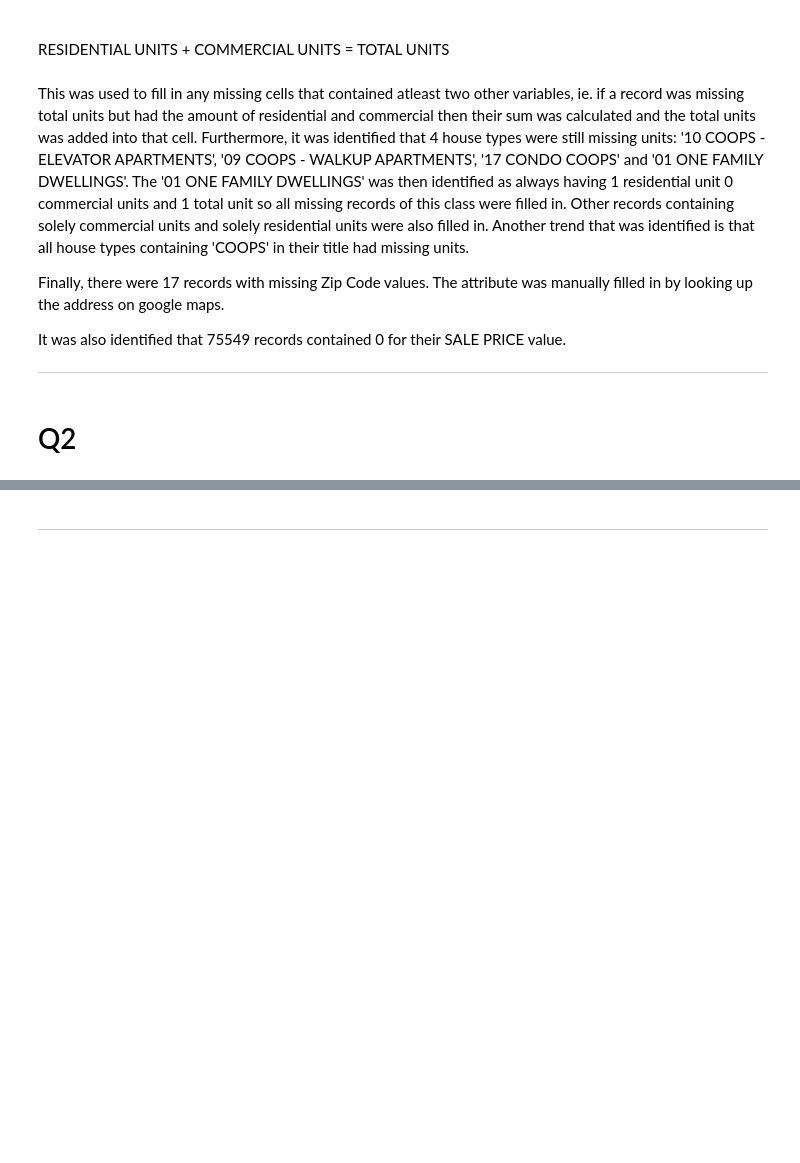
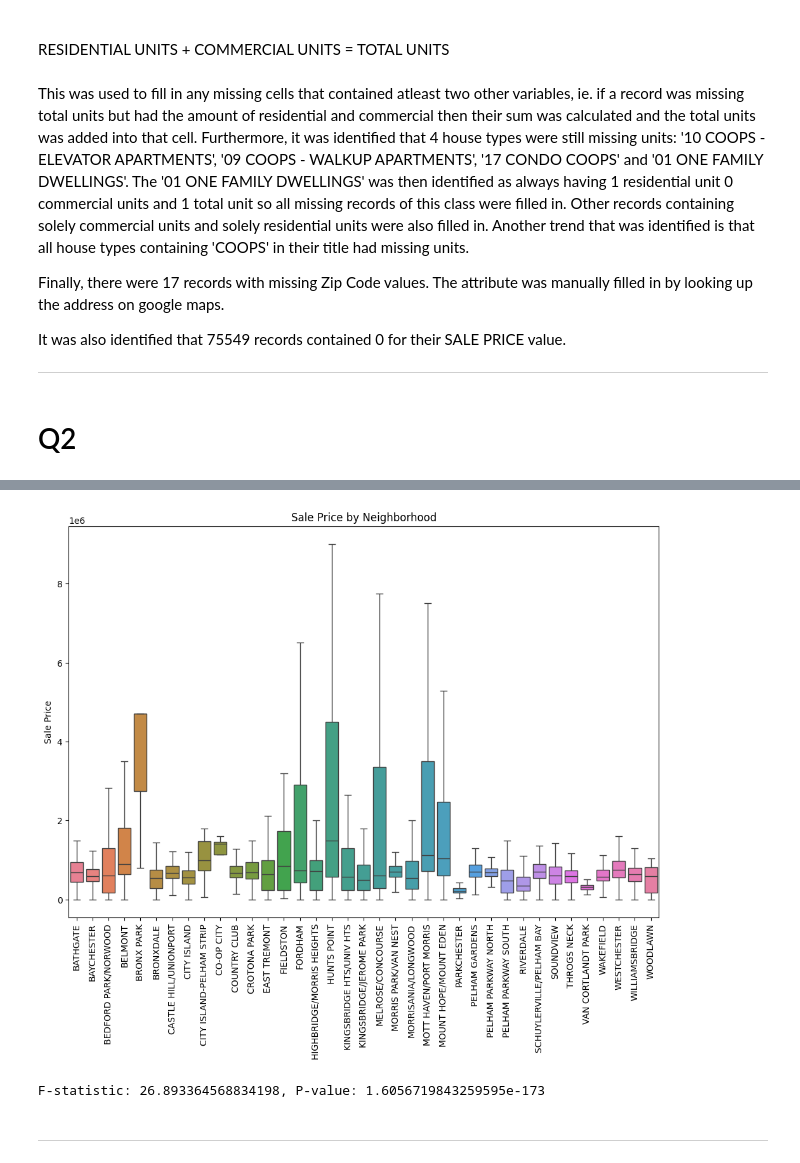
Before and after one commit to SiyungCho/NYC_Housing_Analysis, a Jupyter notebook: clean_notebook.ipynb, the cells around one changed output, grey strips where cells are left out. Saved outputs shown, nothing was run; the diff lists cells and outputs as text; code cells hidden in the pictures; blank space fills up the shorter version.

```diff
--- a/clean_notebook.ipynb
+++ b/clean_notebook.ipynb
@@ -631,0 +666,6 @@ This was used to fill in any missing cells that contained atleast two other vari
+# %%
+# Filter the data for Borough 2
+df_borough2 = df[df['BOROUGH'] == 2]
+# %%
+#remove all records with SALE PRICE as 0
+df_borough2 = df_borough2[df_borough2['SALE PRICE'] != 0]
@@ -632,3 +675,24 @@ This was used to fill in any missing cells that contained atleast two other vari
+# %%
+#chatgpot aided with this code
+# Convert groups to a DataFrame for easier plotting
+df_groups = pd.DataFrame({col:vals['SALE PRICE'] for col,vals in df_borough2.groupby('NEIGHBORHOOD')})
+
+# Create a boxplot
+plt.figure(figsize=(12, 8))
+sns.boxplot(data=df_groups, showfliers=False)
+plt.xticks(rotation=90)  # Rotate x-axis labels for better readability
+plt.title('Sale Price by Neighborhood')
+plt.ylabel('Sale Price')
+plt.show()
+# %% [output]
+[figure, added]
+# %%
+# Perform the ANOVA test
+F, p = stats.f_oneway(*groups)
+
+print(f'F-statistic: {F}, P-value: {p}')
+# %% [output]
+F-statistic: 26.893364568834198, P-value: 1.6056719843259595e-173
 # %% [markdown]
 <hr>
 # %% [markdown]
```
Also changed, not shown: parts of 19 cells of this notebook.
